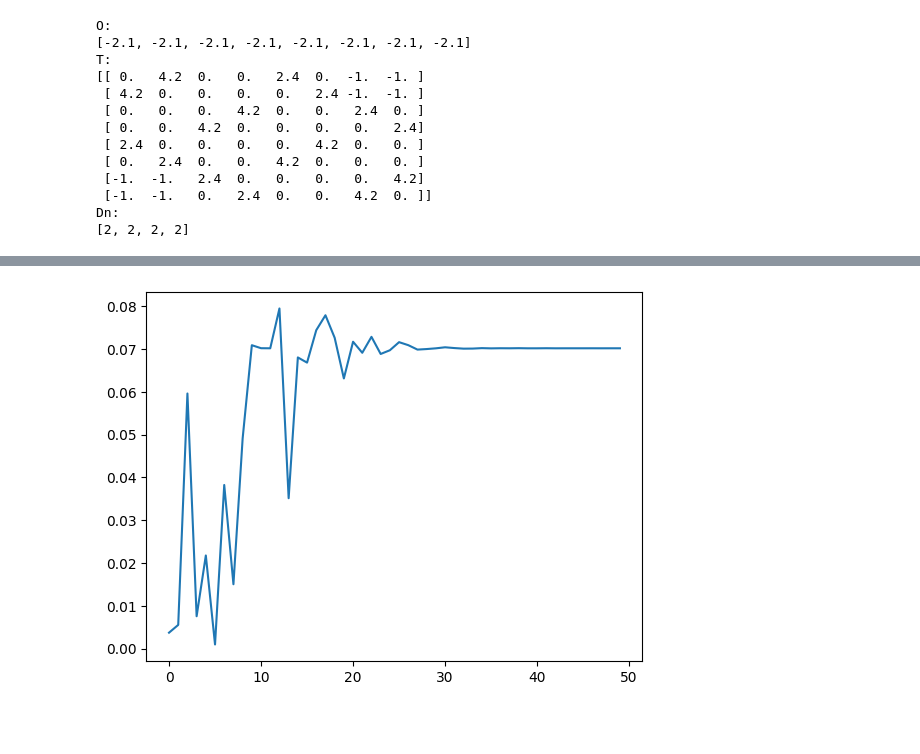
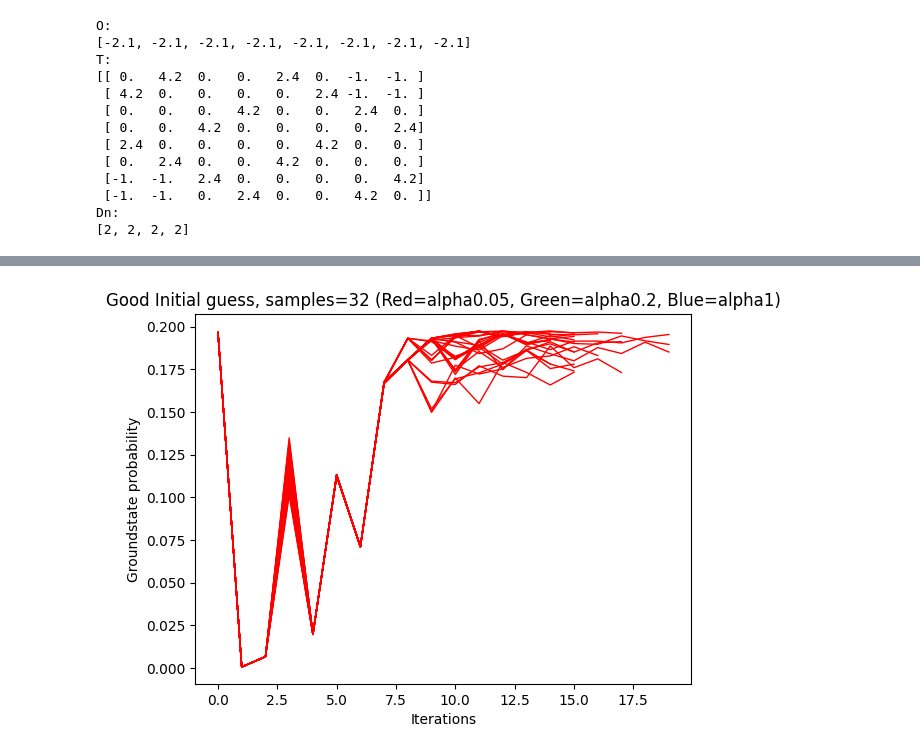
Before and after one commit to jacobljungberg/Testing_CVaR_on_QAOA, a Jupyter notebook: examples/Parameter_test_COBYLA.ipynb, the cells around one changed output, grey strips where cells are left out. Saved outputs shown, nothing was run; the diff lists cells and outputs as text; code cells hidden in the pictures; blank space fills up the shorter version.

Commit message:
Fixed for p=1 in cobyla test, and added functionality for plotting data

```diff
--- a/examples/Parameter_test_COBYLA.ipynb
+++ b/examples/Parameter_test_COBYLA.ipynb
@@ -69,8 +69,7 @@ def get_probs(params):
     circuit(params)
     return qml.probs(wires = qubits)
 
-def CVaRsamp(params, alpha=0.1, n=100):#n=antal samples
-    circuit(params)
+def CVaRsamp(params, alpha=1, n=100):#n=antal samples
 
     probs = get_probs(params)  # hämta sannolikhetsfördelningen (matris, första värdet är p(00000000), andra är p(00000001) osv)
 
@@ -84,16 +83,17 @@ def CVaRsamp(params, alpha=0.1, n=100):#n=antal samples
     return expvalue
 # %%
 def cost_execution(params):
-    params = np.reshape(params, (2, 2))
+    params = np.reshape(params, (2, 1))
 
     global iterations
 
-    cost = CVaRsamp(params, n=num_of_samples)
+    cost = CVaRsamp(params, alpha=a, n=num_of_samples)
 
     #if iterations % 50 == 0:
     print("Cost at Step {}: {}".format(iterations, cost))
 
     params_list.append(params)
+    cost_list.append(cost)
 
     iterations += 1
     return cost
@@ -151,5 +280,16 @@ For: 1000 samples, the prob of measuring any groundstate was at least 5% : -1 ti
 # %%
-plt.plot(prob_list)
+fig, ax = plt.subplots()
+#for prob_vector in prob_list_list_alpha1:
+    #ax.plot(prob_vector, 'b', linewidth=1)
+#for prob_vector in prob_list_list_alpha02:
+    #ax.plot(prob_vector, 'g', linewidth=1)
+for prob_vector in prob_list_list:
+    ax.plot(prob_vector, 'r', linewidth=1)
+plt.xlabel('Iterations')
+plt.ylabel('Groundstate probability')
+plt.title('Good Initial guess, samples=32 (Red=alpha0.05, Green=alpha0.2, Blue=alpha1)')
+#ax.legend()
+#plt.plot()
 plt.show()
 # %% [output]
-[figure, old version]
+[figure, new version]
```
Also changed, not shown: parts of 6 cells of this notebook.
